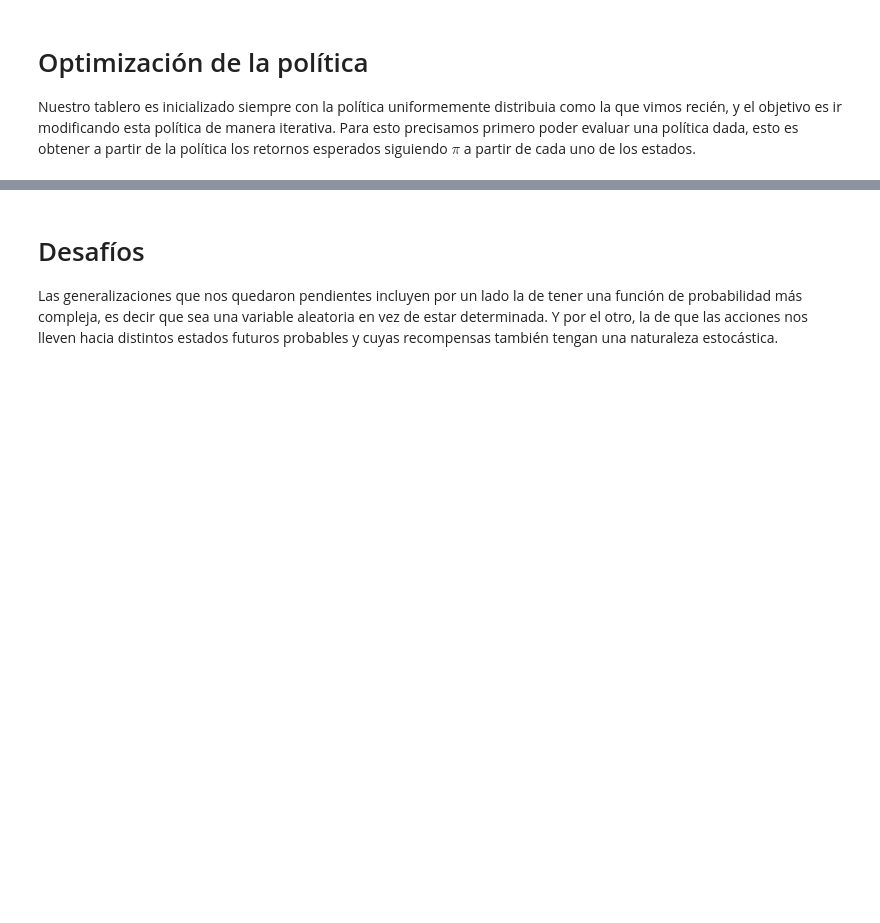
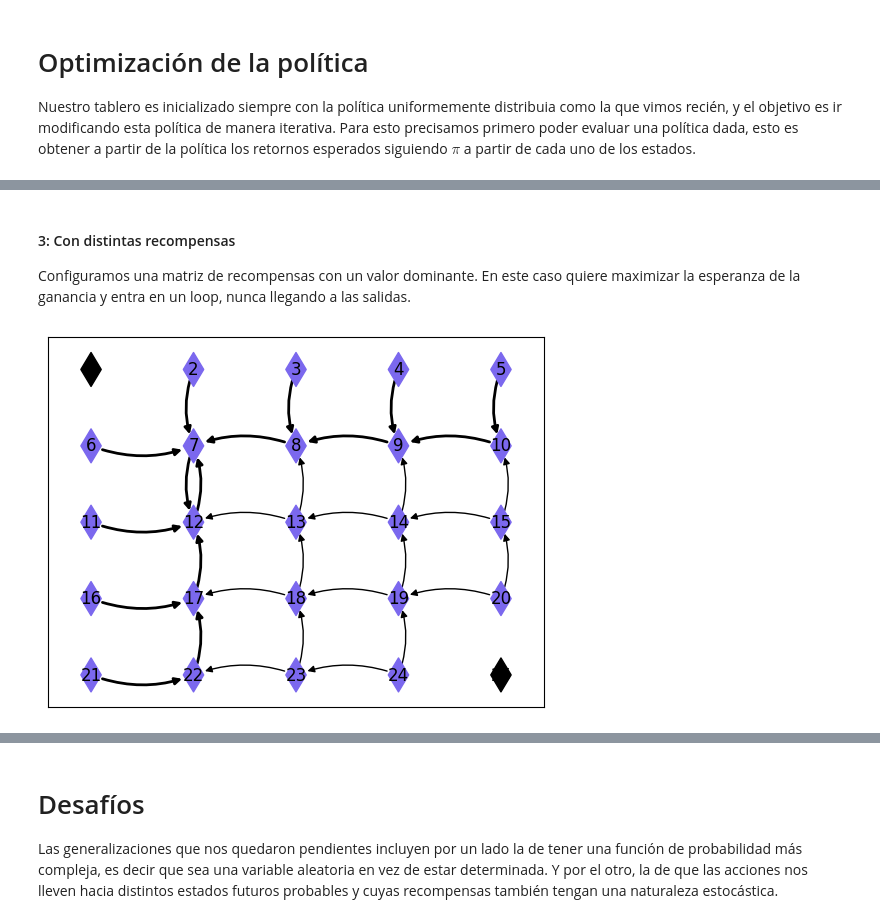
Before and after one commit to castagninojose/opti, a Jupyter notebook: src/reinforcement_lenin/notebooks/informe.ipynb, the cells around one changed output, grey strips where cells are left out. Saved outputs shown, nothing was run; the diff lists cells and outputs as text; code cells hidden in the pictures; blank space fills up the shorter version.

```diff
--- a/src/reinforcement_lenin/notebooks/informe.ipynb
+++ b/src/reinforcement_lenin/notebooks/informe.ipynb
@@ -153,0 +228,14 @@ La elección de los nodos terminales resulta determinante en el modo que adopta
+# %% [markdown]
+#### 3: Con distintas recompensas
+
+Configuramos una matriz de recompensas con un valor dominante. En este caso quiere maximizar la esperanza de la ganancia y entra en un loop, nunca llegando a las salidas.
+# %%
+import numpy as np
+rewards = -np.ones((25, 4))
+rewards[6][3] = 2  # todas recompensas -1 salvo el estado 7 y la acción 'abajo' vale 2
+
+ejemplo_1 = Board(5, reward=rewards)
+ejemplo_1.iterate_policy()
+ejemplo_1.draw_policy()
+# %% [output]
+[figure, added]
```
Also changed, not shown: parts of 25 cells of this notebook, 2 other files.
